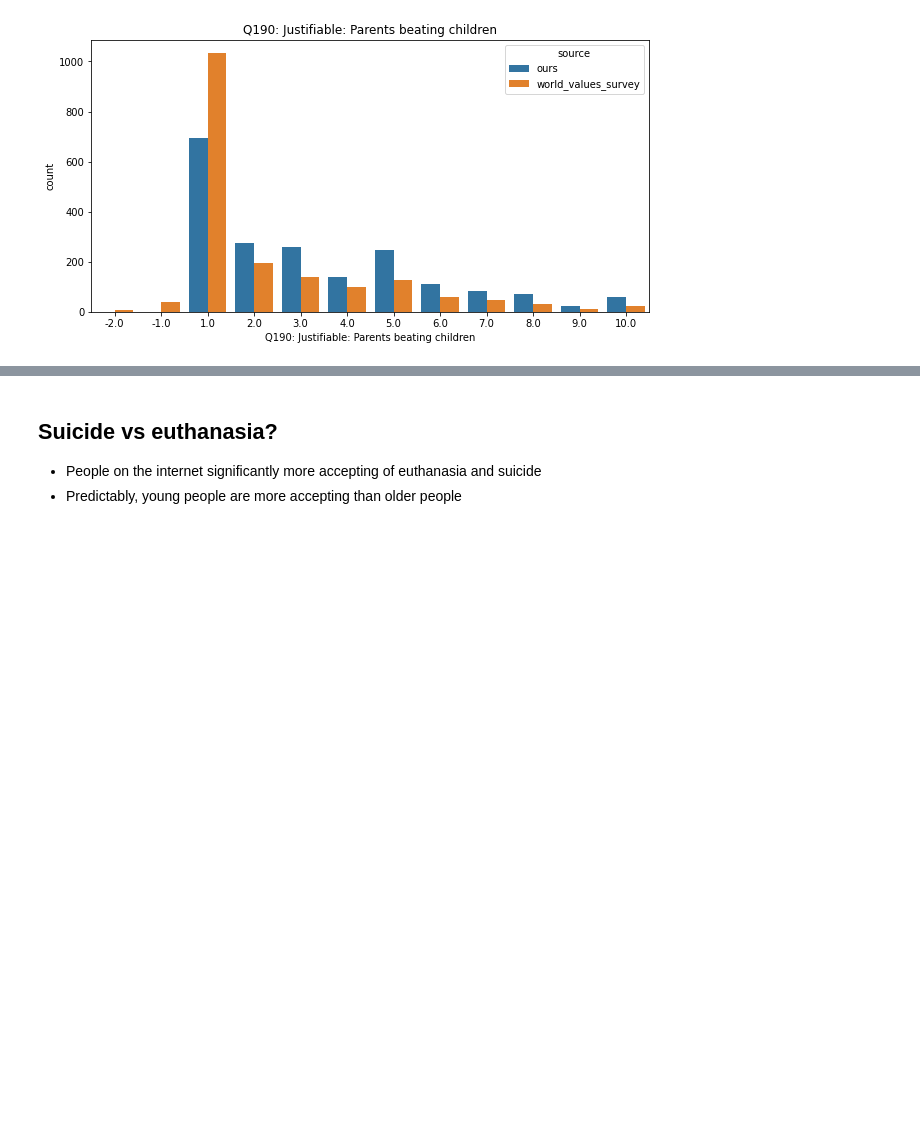
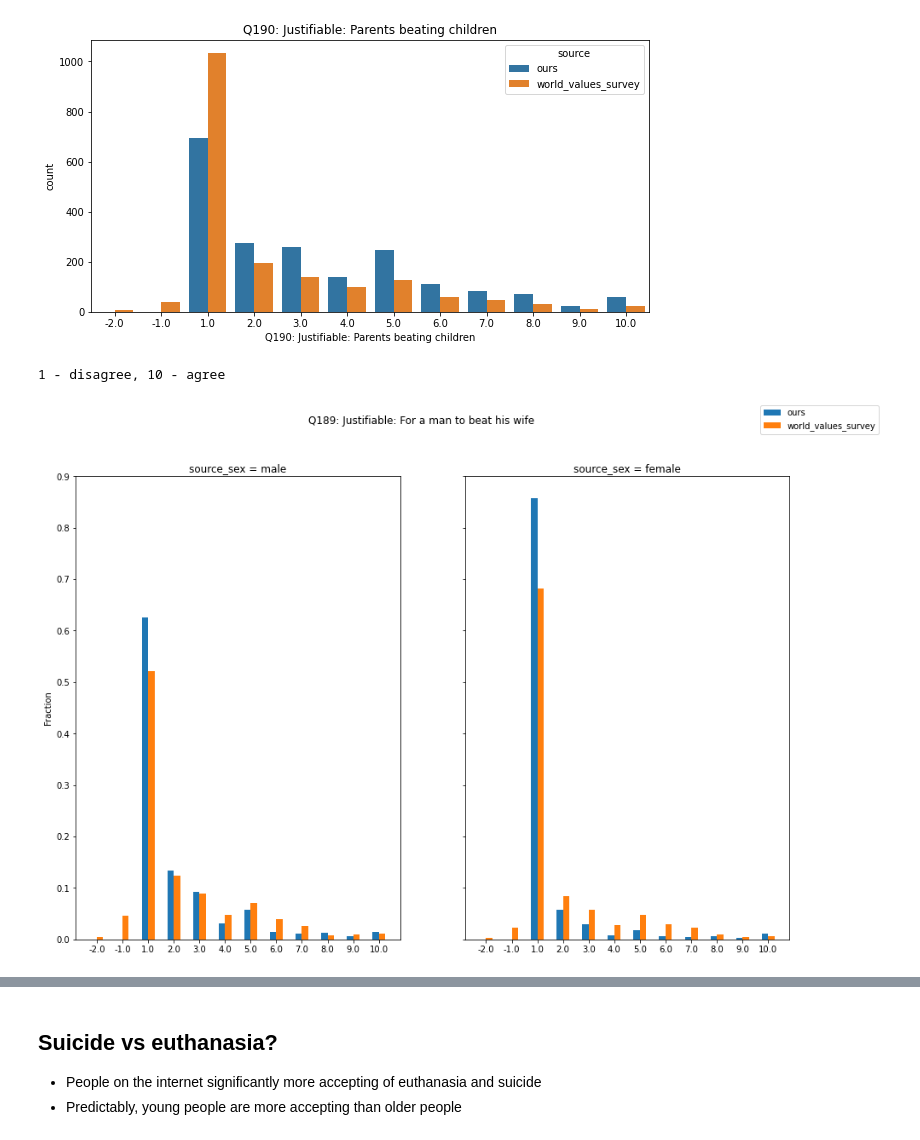
Before and after one commit to btseytlin/toloka_sociology, a Jupyter notebook: notebooks/Toloka_analysis_2.ipynb, the cells around one changed output, grey strips where cells are left out. Saved outputs shown, nothing was run; the diff lists cells and outputs as text; code cells hidden in the pictures; blank space fills up the shorter version.

```diff
--- a/notebooks/Toloka_analysis_2.ipynb
+++ b/notebooks/Toloka_analysis_2.ipynb
@@ -943,6 +943,12 @@ plot_cats(df, 'Q190: Justifiable: Parents beating children')
 [figure]
 1 - disagree, 10 - agree
 [figure]
+# %%
+print('1 - disagree, 10 - agree')
+plot_cats_by_category_normalized(df,  'Q189: Justifiable: For a man to beat his wife', 'source_sex')
+# %% [output]
+1 - disagree, 10 - agree
+[figure, added]
 # %%
 print('1 - disagree, 10 - agree')
 plot_cats_by_category_normalized(df, 'Q190: Justifiable: Parents beating children', 'source_age')
```
Also changed, not shown: parts of 18 cells of this notebook, 10 other files.
